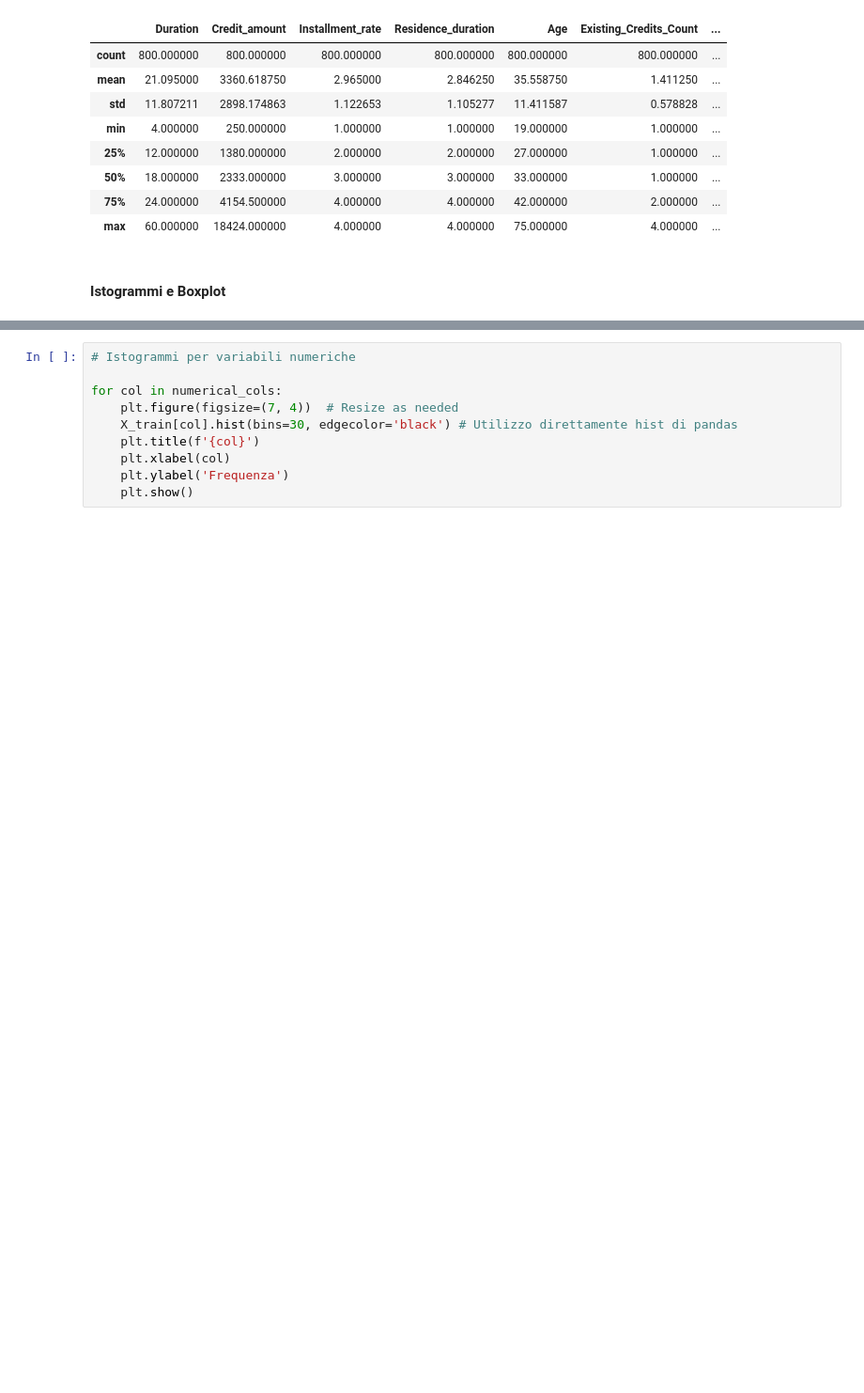
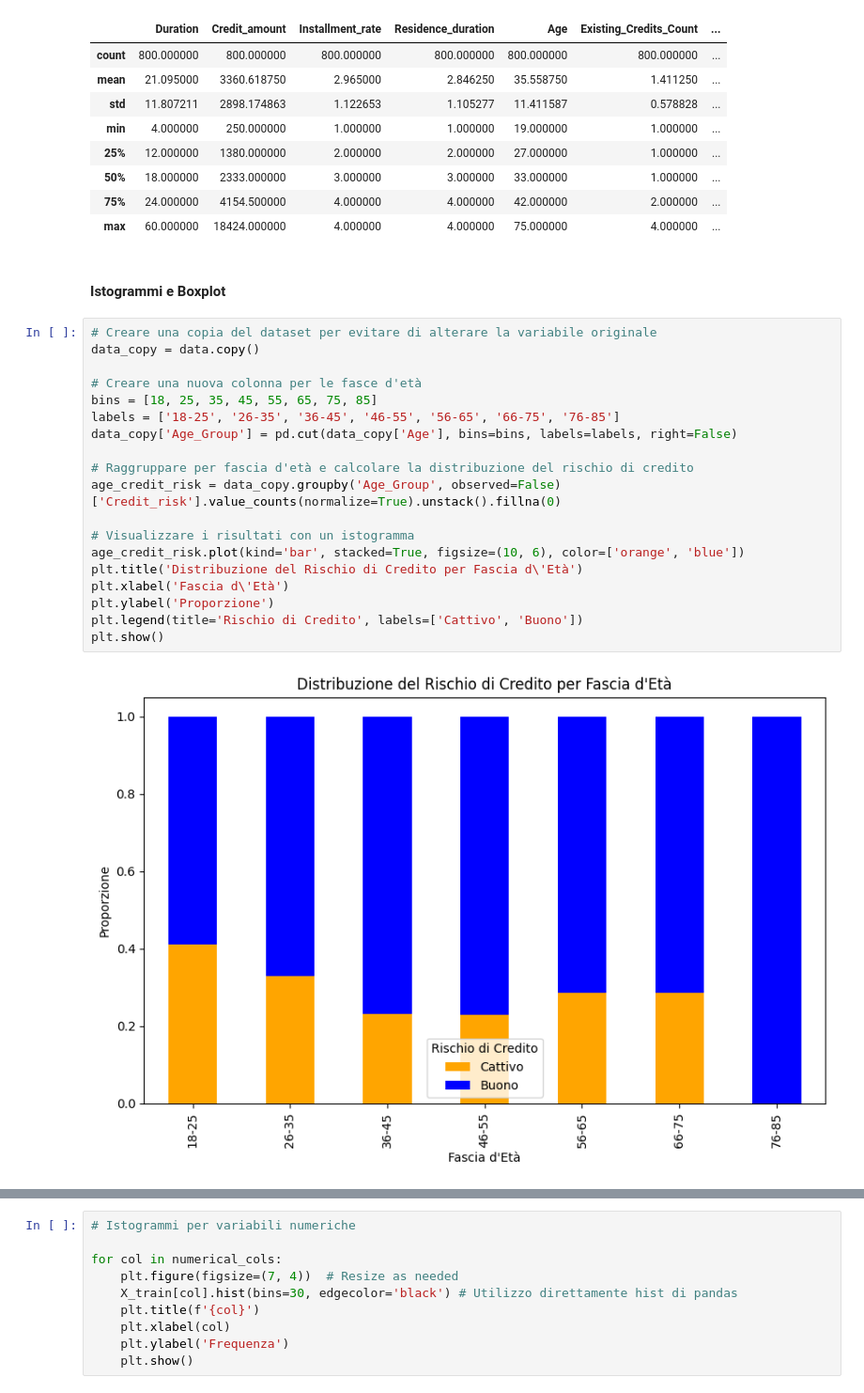
Before and after one commit to hidemet/mldm-credit-card-risk, a Jupyter notebook: myCopy_ProgettoMLDM_Dumas_Rossini.ipynb, the cells around one changed output, grey strips where cells are left out. Shown at 94% size. Cells and saved outputs as stored; diff of their text form; blank space fills up the shorter version.

```diff
--- a/myCopy_ProgettoMLDM_Dumas_Rossini.ipynb
+++ b/myCopy_ProgettoMLDM_Dumas_Rossini.ipynb
@@ -145,3 +224,24 @@ X_train.describe()
 | max | 60.000000 | 18424.000000 | 4.000000 | 4.000000 | 75.000000 | 4.000000 | ... |
 # %% [markdown]
 #### Istogrammi e Boxplot
+# %%
+# Creare una copia del dataset per evitare di alterare la variabile originale
+data_copy = data.copy()
+
+# Creare una nuova colonna per le fasce d'età
+bins = [18, 25, 35, 45, 55, 65, 75, 85]
+labels = ['18-25', '26-35', '36-45', '46-55', '56-65', '66-75', '76-85']
+data_copy['Age_Group'] = pd.cut(data_copy['Age'], bins=bins, labels=labels, right=False)
+
+# Raggruppare per fascia d'età e calcolare la distribuzione del rischio di credito
+age_credit_risk = data_copy.groupby('Age_Group', observed=False)['Credit_risk'].value_counts(normalize=True).unstack().fillna(0)
+
+# Visualizzare i risultati con un istogramma
+age_credit_risk.plot(kind='bar', stacked=True, figsize=(10, 6), color=['orange', 'blue'])
+plt.title('Distribuzione del Rischio di Credito per Fascia d\'Età')
+plt.xlabel('Fascia d\'Età')
+plt.ylabel('Proporzione')
+plt.legend(title='Rischio di Credito', labels=['Cattivo', 'Buono'])
+plt.show()
+# %% [output]
+[figure, added]
```
Also changed, not shown: parts of 24 cells of this notebook.
